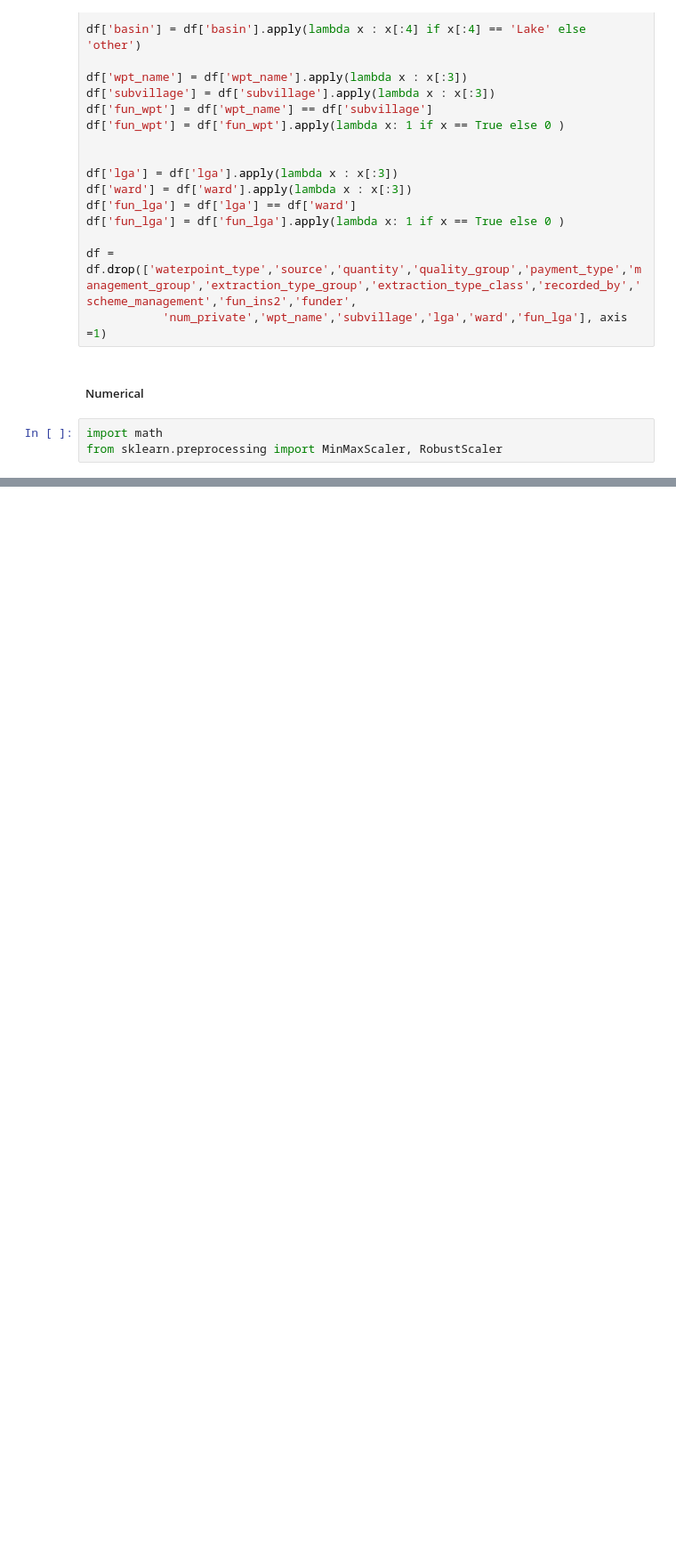
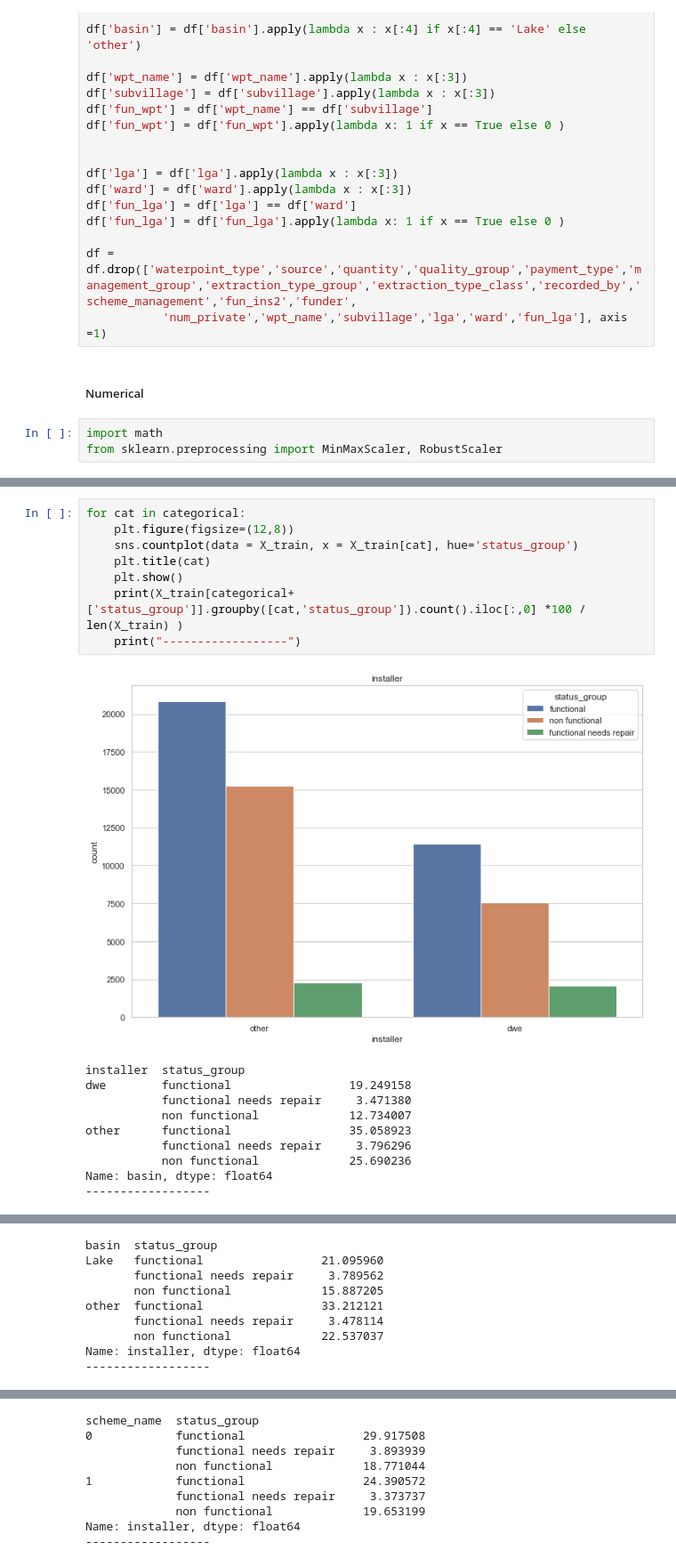
Before and after one commit to bereamanuel/Pump, a Jupyter notebook: jupyter/data.ipynb, the cells around one changed output, grey strips where cells are left out. Shown at 89% size. Drawn from its saved outputs; the diff is of its cells as text; blank space fills up the shorter version.

```diff
--- a/jupyter/data.ipynb
+++ b/jupyter/data.ipynb
@@ -169,0 +196,19 @@ df = df.drop(['date_recorded', 'day','construction_year'], axis = 1)
+# %%
+for cat in categorical:
+    plt.figure(figsize=(12,8))
+    sns.countplot(data = X_train, x = X_train[cat], hue='status_group')
+    plt.title(cat)
+    plt.show()
+    print(X_train[categorical+['status_group']].groupby([cat,'status_group']).count().iloc[:,0] *100 / len(X_train) )
+    print("------------------")
+# %% [output]
+[figure, added]
+installer  status_group
+dwe        functional                 19.249158
+           functional needs repair     3.471380
+           non functional             12.734007
+other      functional                 35.058923
+           functional needs repair     3.796296
+           non functional             25.690236
+Name: basin, dtype: float64
+------------------
@@ -169,0 +216,9 @@ df = df.drop(['date_recorded', 'day','construction_year'], axis = 1)
+basin  status_group
+Lake   functional                 21.095960
+       functional needs repair     3.789562
+       non functional             15.887205
+other  functional                 33.212121
+       functional needs repair     3.478114
+       non functional             22.537037
+Name: installer, dtype: float64
+------------------
@@ -169,0 +226,9 @@ df = df.drop(['date_recorded', 'day','construction_year'], axis = 1)
+scheme_name  status_group
+0            functional                 29.917508
+             functional needs repair     3.893939
+             non functional             18.771044
+1            functional                 24.390572
+             functional needs repair     3.373737
+             non functional             19.653199
+Name: installer, dtype: float64
+------------------
```
Also changed, not shown: parts of 19 cells of this notebook.
